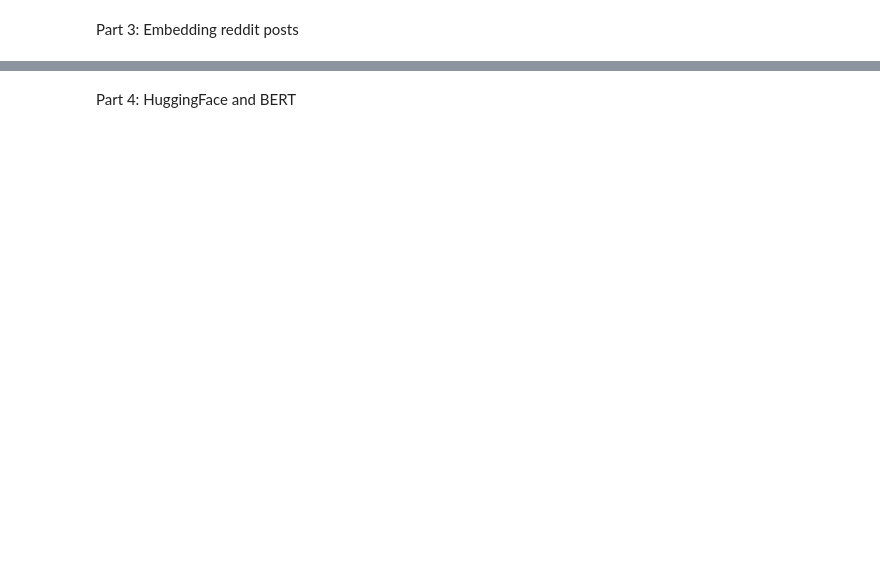
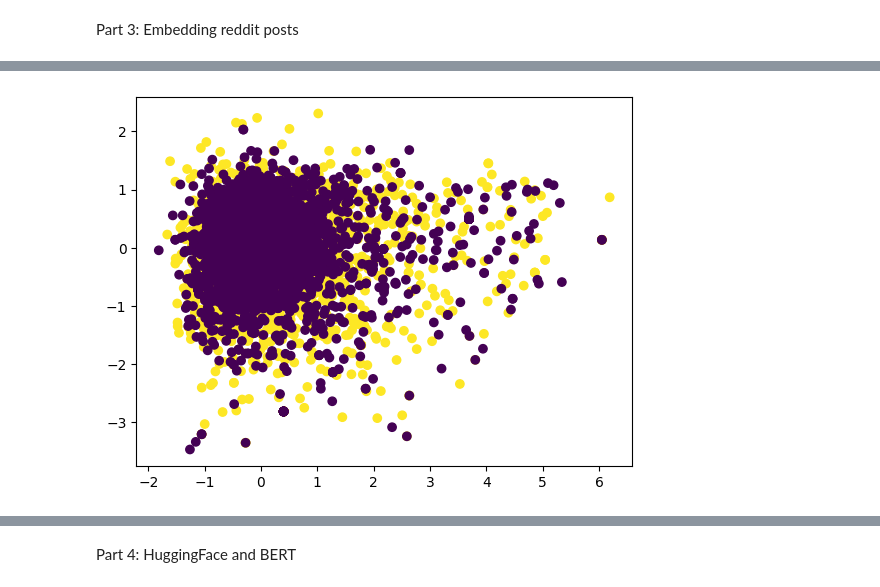
Before and after one commit to jjpark00/project3-embeddings, a Jupyter notebook: project-3.ipynb, the cells around one changed output, grey strips where cells are left out. Cells and saved outputs as stored; diff of their text form; code cells hidden in the pictures; blank space fills up the shorter version.

```diff
--- a/project-3.ipynb
+++ b/project-3.ipynb
@@ -171,6 +200,47 @@ NameError: name 'pd' is not defined
+# %%
+#using the code from project 1, clean the text and create a bag of words representation of the text
+def clean(text):
+    text = ' '.join(text.split())
+    text = text.lower()
+    text = ''.join([char for char in text if char.isalpha() or char.isspace()])
+    return text
+
+data['cleaned_text'] = data['text'].apply(clean)
+
+from sklearn.feature_extraction.text import CountVectorizer
+
+vectorizer = CountVectorizer()
+bag_of_words = vectorizer.fit_transform(data['cleaned_text'])
+
+bow_df = pd.DataFrame(bag_of_words.toarray(), columns=vectorizer.get_feature_names_out())
 # %%
 #using the embedding code from last week, plot a pca of all posts in the subreddits data set
 
 #color by the "label" column to see if the two subreddits are separable in the embedding space
 
 # is there a clear separation between the two columns?
+
+import numpy as np
+from sklearn.decomposition import PCA
+import matplotlib.pyplot as plt
+
+def avg_embedding(sentence, model):
+    words = sentence.split()
+    embeddings = [model[word] for word in words if word in model]
+    if embeddings:
+        return np.mean(embeddings, axis=0)
+    else:
+        return np.nan
+
+data['avg_embedding'] = data['cleaned_text'].apply(lambda x: avg_embedding(x, model))
+
+avg_embeddings = [embedding for embedding in data['avg_embedding'] if not np.isnan(embedding).any()]
+
+pca = PCA(n_components=2)
+pca_components = pca.fit_transform(avg_embeddings)
+
+
+plt.scatter(pca_components[:, 0], pca_components[:, 1], c=data['label'].iloc[:len(avg_embeddings)])
+plt.show()
+# %% [output]
+[figure, added]
```
Also changed, not shown: parts of 20 cells of this notebook, 17 other files.
